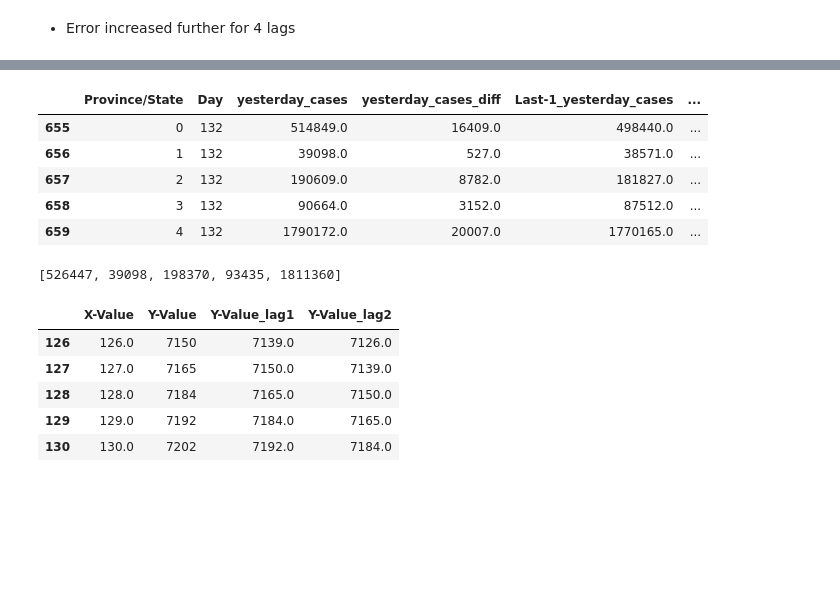
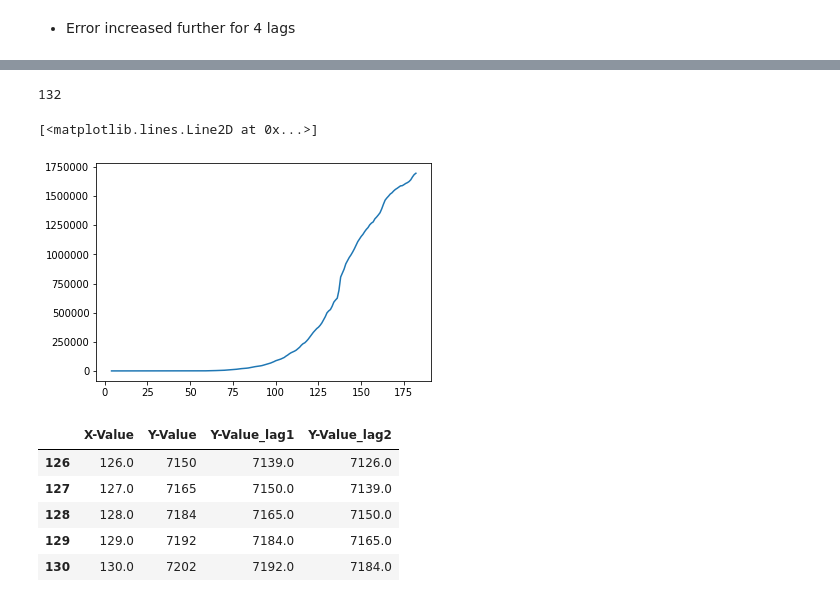
Before and after one commit to j-greggazz/Kaggle, a Jupyter notebook: covid_19/notebooks/Covid 19 comparisons & predictions for selected countries.ipynb, the cells around one changed output, grey strips where cells are left out. Cells and saved outputs as stored; diff of their text form; code cells hidden in the pictures; blank space fills up the shorter version.

```diff
--- a/covid_19/notebooks/Covid 19 comparisons & predictions for selected countries.ipynb
+++ b/covid_19/notebooks/Covid 19 comparisons & predictions for selected countries.ipynb
@@ -1159,0 +1110,32 @@ df_country_ = df_country_.dropna()
+# %%
+df_country = conf_df.copy()
+df_country.drop(df_country.columns[1:4], axis = 1, inplace = True)
+cols = ['Province/State']
+cols = np.linspace(1, len(df_country.columns[1:]), len(df_country.columns[1:]), dtype = int)
+cols = cols.astype('U')
+cols = cols.tolist()
+cols.insert(0,'Province/State')
+df_country.columns = cols #np.linspace(1, len(df_country.columns[1:]), len(df_country.columns[1:]))
+df_country.reset_index(drop = True, inplace = True)
+
+#### Categorical variables to numerical
+cat_vars = df_country.dtypes[df_country.dtypes == "object"].index
+for i, var in enumerate(cat_vars):
+    df_country[var] = df_country[var].astype('category')
+    df_country[var] = df_country[var].cat.codes
+
+#### Unpivot dataframe
+df_country = df_country.melt(id_vars='Province/State', var_name='Day', value_name='Cases')
+df_country['Day'] = df_country['Day'].str.extract('(\d+)', expand=False).astype(int)
+df_country = df_country.sort_values(['Day', 'Province/State'])
+df_country.reset_index(drop = True, inplace = True)
+
+
+#### Add lags (2 appeared optimal)
+df_country['yesterday_cases'] = df_country.groupby(['Province/State'])['Cases'].shift()
+df_country['yesterday_cases_diff'] = df_country.groupby(['Province/State'])['yesterday_cases'].diff()
+df_country['Last-1_yesterday_cases'] = df_country.groupby(['Province/State'])['Cases'].shift(2)
+df_country['Last-1_yesterday_case_Diff'] = df_country.groupby(['Province/State'])['Last-1_yesterday_cases'].diff()
+df_country.dropna(inplace = True)
+df_country.sort_values(by = ['Day', 'Province/State'], inplace = True)
+df_country.head(10)
@@ -1241,15 +1206,0 @@ df_temp.tail()
-# %%
-df_temp = df_country_.copy()
-df_temp.drop(['Cases'], axis = 1, inplace = True)
-df_temp.tail()
-# %% [output]
-|  | Province/State | Day | yesterday_cases | yesterday_cases_diff | Last-1_yesterday_cases | ... |
-| 655 | 0 | 132 | 514849.0 | 16409.0 | 498440.0 | ... |
-| 656 | 1 | 132 | 39098.0 | 527.0 | 38571.0 | ... |
-| 657 | 2 | 132 | 190609.0 | 8782.0 | 181827.0 | ... |
-| 658 | 3 | 132 | 90664.0 | 3152.0 | 87512.0 | ... |
-| 659 | 4 | 132 | 1790172.0 | 20007.0 | 1770165.0 | ... |
-# %%
-df_country_.tail().Cases.values.tolist()
-# %% [output]
-[526447, 39098, 198370, 93435, 1811360]
@@ -1283,3 +1207,13 @@ lst_feat = [brwCycle]
+# %%
+len(conf_df.columns[4:])
+# %% [output]
+132
+# %%
+df_US = df_country_[df_country_['Province/State'] == 0]
+plt.plot(df_US.Day, df_US.Cases)
+# %% [output]
+[<matplotlib.lines.Line2D at 0x...>]
+[figure, added]
 # %%
 df_country = conf_df[conf_df['Province/State'] == 'Australia']
 y_val =  df_country[df_country.columns[4:]].values[0]
```
Also changed, not shown: parts of 29 cells of this notebook.
